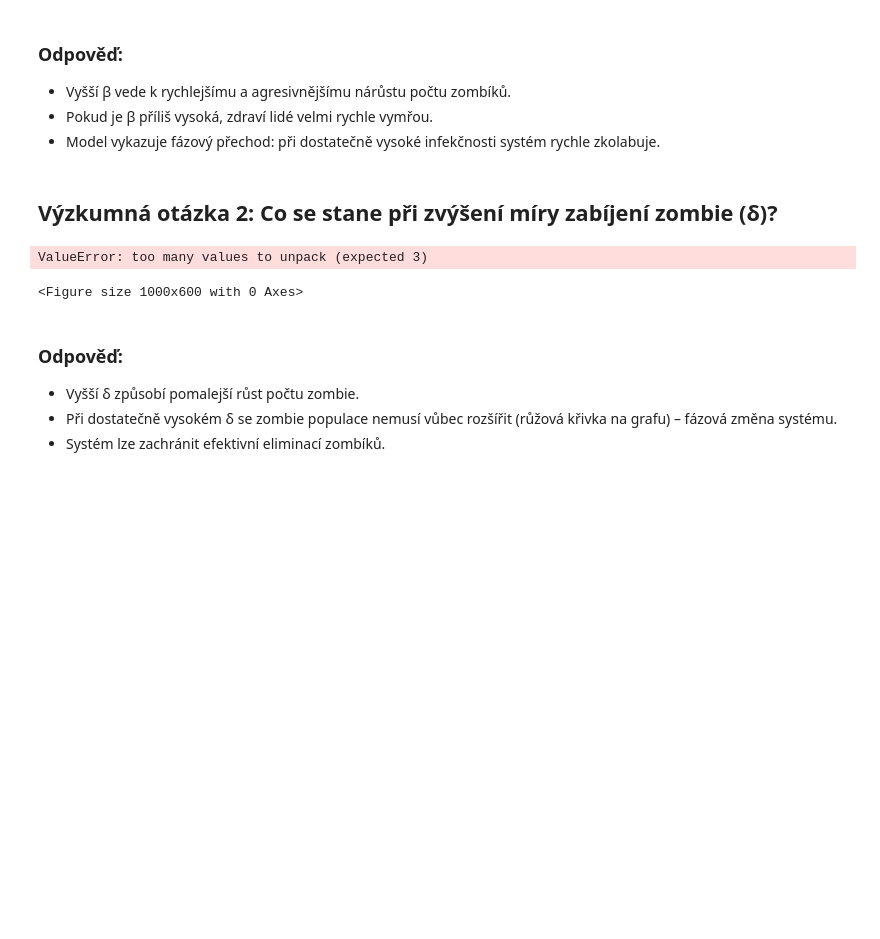
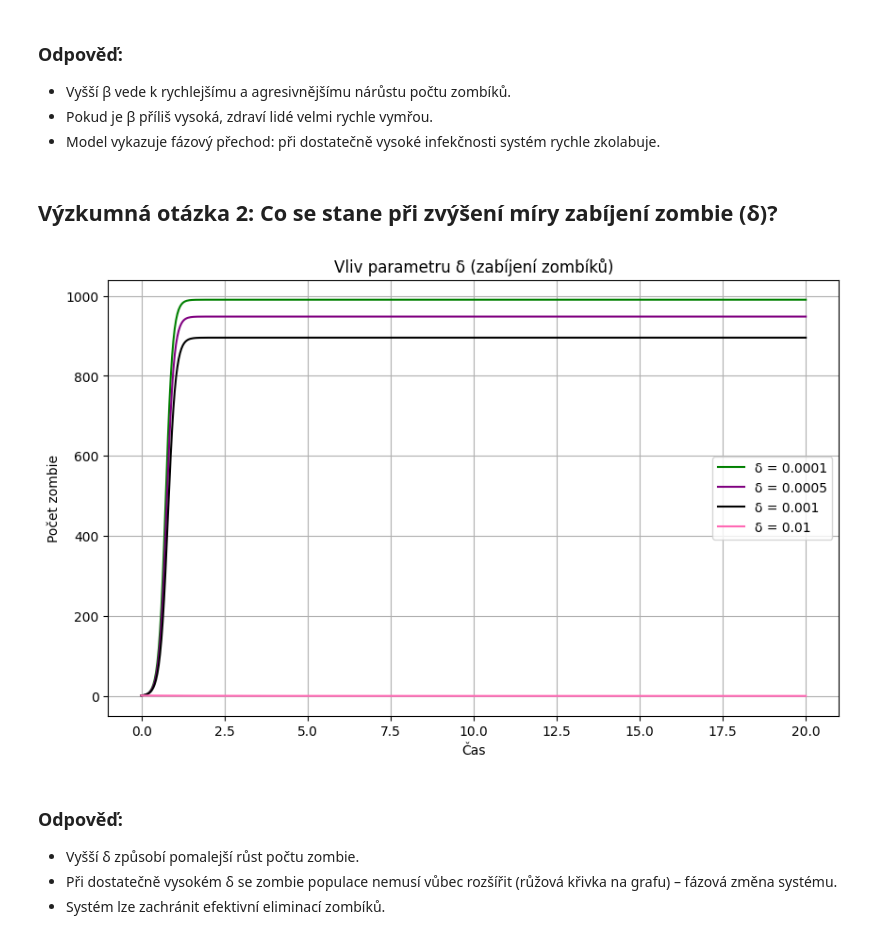
Before and after one commit to Alfonz101/MSW-Zapocet, a Jupyter notebook: zombie_apokalypsa.ipynb, the cells around one changed output. Saved outputs shown, nothing was run; the diff lists cells and outputs as text; code cells hidden in the pictures; blank space fills up the shorter version.

Commit message:
zobmbie typo oops

```diff
--- a/zombie_apokalypsa.ipynb
+++ b/zombie_apokalypsa.ipynb
@@ -6,7 +6,7 @@ import numpy as np
 from scipy.integrate import odeint
 
 
-def zobmbie_model(y, t, beta, delta, alpha):
+def zombie_model(y, t, beta, delta, alpha):
     S, Z, R = y
     dSdt = -beta * S * Z
     dZdt = beta * S * Z - delta * S * Z
@@ -16,7 +16,7 @@ def zobmbie_model(y, t, beta, delta, alpha):
 
 def solution_graph(title):
     # Výpočet ODE
-    solution = odeint(zobmbie_model, y0, t, args=(beta, delta, alpha))
+    solution = odeint(zombie_model, y0, t, args=(beta, delta, alpha))
     S, Z, R = solution.T
 
     # Graf
@@ -57,7 +57,7 @@ colors = ["blue", "orange", "red"]
 
 plt.figure(figsize=(10, 6))
 for b, c in zip(betas, colors):
-    solution = odeint(zobmbie_model, y0, t, args=(b, delta, alpha))
+    solution = odeint(zombie_model, y0, t, args=(b, delta, alpha))
     S, Z, R = solution.T
     plt.plot(t, Z, label=f"β = {b}", color=c)
 
@@ -80,22 +80,21 @@ plt.show()
 # %%
 deltas = [0.0001, 0.0005, 0.001, 0.01]
 colors = ["green", "purple", "black", "hotpink"]
 
 plt.figure(figsize=(10, 6))
 for d, c in zip(deltas, colors):
-    solution = odeint(zobmbie_model, y0, t, args=(beta, d, alpha))
+    solution = odeint(zombie_model, y0, t, args=(beta, d, alpha))
     S, Z, R = solution.T
     plt.plot(t, Z, label=f"δ = {d}", color=c)
 
 plt.xlabel("Čas")
 plt.ylabel("Počet zombie")
 plt.title("Vliv parametru δ (zabíjení zombíků)")
 plt.legend()
 plt.grid()
 plt.show()
 # %% [output]
-ValueError: too many values to unpack (expected 3)
-<Figure size 1000x600 with 0 Axes>
+[figure, added]
 # %% [markdown]
 ### Odpověď:
 
```
